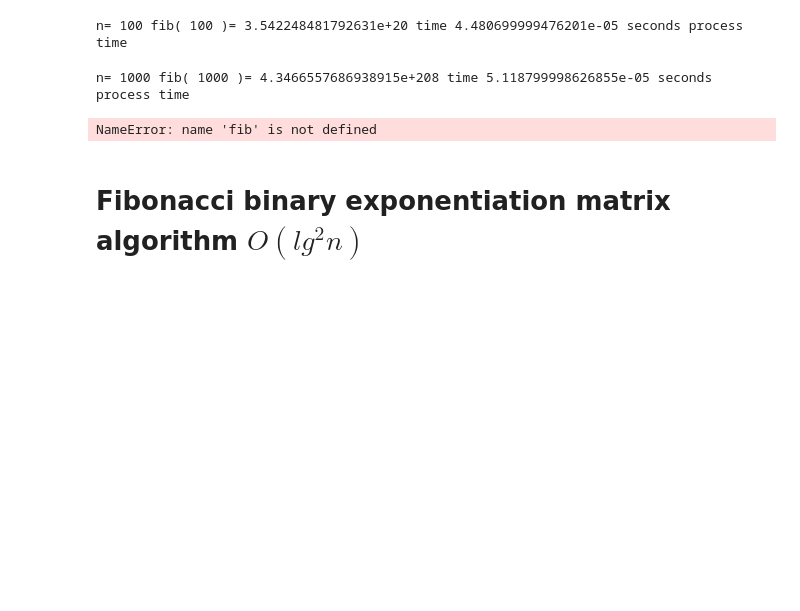
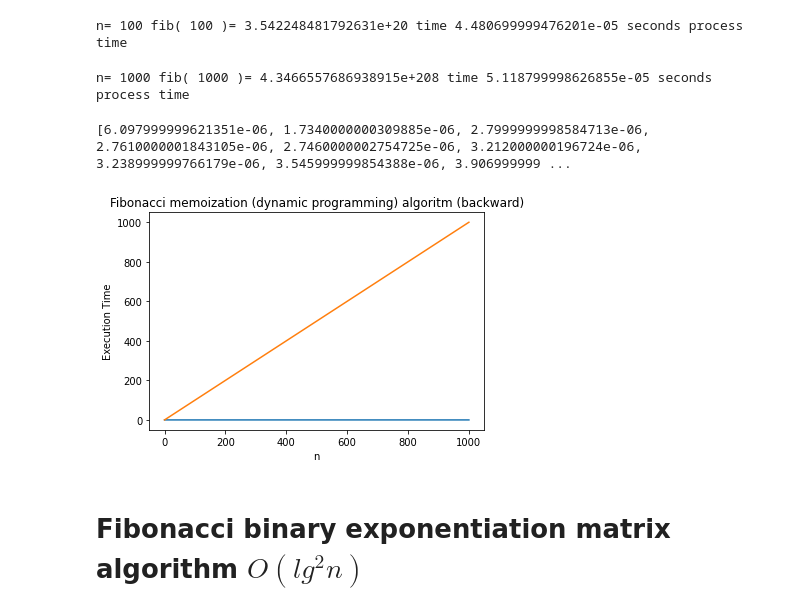
Before and after one commit to jurodriguezf/AlgorithmsUN2021I, a Jupyter notebook: Lab9/jurodriguezfFibonacciTimesGroup9.ipynb, the cells around one changed output. Drawn from its saved outputs; the diff is of its cells as text; code cells hidden in the pictures; blank space fills up the shorter version.

Commit message:
Error

```diff
--- a/Lab9/jurodriguezfFibonacciTimesGroup9.ipynb
+++ b/Lab9/jurodriguezfFibonacciTimesGroup9.ipynb
@@ -354,11 +354,6 @@ tf =process_time()
 print("n=",n,"fib(",n,")=",k,"time",tf - t0, "seconds process time")
 # %% [output]
 n= 1002 fib( 1002 )= 11379692539836027225752378255222417557274593035373051314508663417669109253614598547014612933464186690278367304232208862586339605288869009696957717369637056218040052704949710902305 ...
-# %%
-from time import process_time
-time = []
-
-for i in range(1001):
 # %%
 from time import process_time
 import numpy as np
@@ -458,29 +456,30 @@ n= 1000 fib( 1000 )= 4.3466557686938915e+208 time 5.118799998626855e-05 seconds
 # %%
 from time import process_time
 import numpy as np
 import matplotlib.pyplot as plt
 
 time = []
 
 for i in range(1001):
     t0 = process_time()
-    k = fibA(i)
+    k = fibM(i)
     tf = process_time()
 
     timeElapsed = tf - t0
     time.append(timeElapsed)
 
 print(time)
 
 x = np.array(range(1001))
 plt.plot(time)
 plt.plot(x)
 plt.title("Fibonacci memoization (dynamic programming) algoritm (backward)")
 plt.xlabel("n")
 plt.ylabel("Execution Time")
 plt.show()
 # %% [output]
-NameError: name 'fib' is not defined
+[6.097999999621351e-06, 1.7340000000309885e-06, 2.7999999998584713e-06, 2.7610000001843105e-06, 2.7460000002754725e-06, 3.212000000196724e-06, 3.238999999766179e-06, 3.545999999854388e-06, 3.906999999 ...
+[figure, added]
 # %% [markdown]
 # Fibonacci  binary exponentiation matrix algorithm $O(lg^2 n) $
 # %% [markdown]
```
Also changed, not shown: parts of 1 cell of this notebook.
